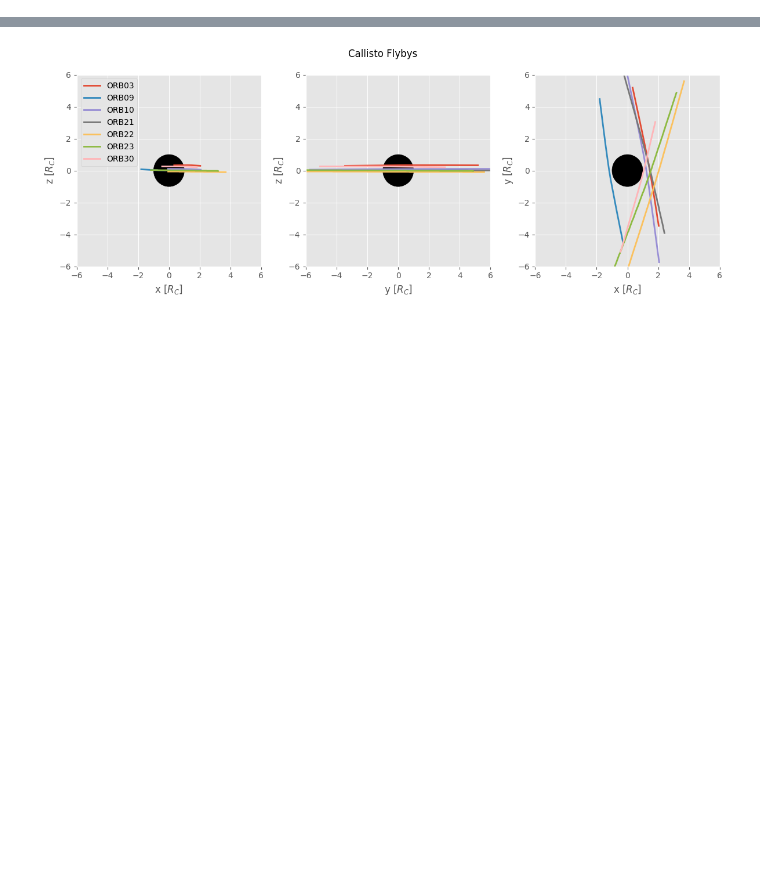
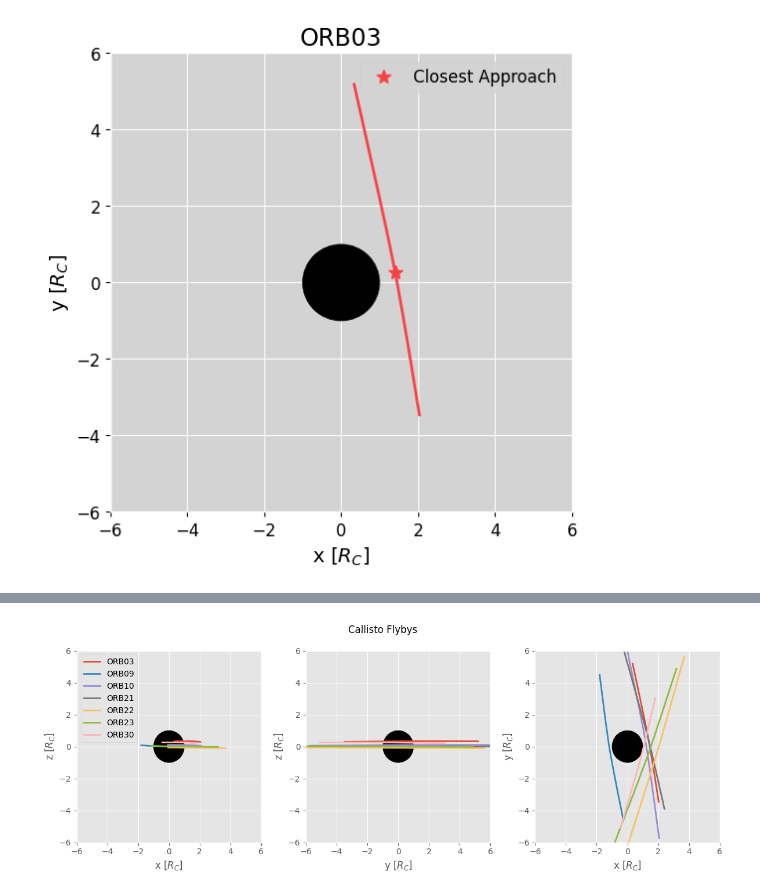
Before and after one commit to vera-br/Callisto, a Jupyter notebook: Galileo-analysis.ipynb, the cells around one changed output, grey strips where cells are left out. Drawn from its saved outputs; the diff is of its cells as text; code cells hidden in the pictures; blank space fills up the shorter version.

```diff
--- a/Galileo-analysis.ipynb
+++ b/Galileo-analysis.ipynb
@@ -82,6 +82,7 @@ def cartesian_to_spherical(x, y, z):
     phi = np.arccos(z/r)
     return r, theta, phi
 
+
 # Define a function to convert from Spherical to Cartesian coords
 
 def spherical_to_cartesian(r, theta, phi):
@@ -89,6 +90,18 @@ def spherical_to_cartesian(r, theta, phi):
     y = r * np.sin(phi) * np.cos(theta)
     z = r * np.cos(phi)
     return x, y, z
+
+
+# Defining a function to find index of min. altitude above Callisto
+# uses index to find the closest approach coordinates
+def CA_coords(r, theta, phi):
+    min_index = np.argmin(r)
+    return (r[min_index], theta[min_index], phi[min_index])
+
+def ClosestApp(r, theta, phi, unix_timestamp):
+    R_Cal = 2410.3 # Calisto radius in km
+    min_index = np.argmin(r)
+    return unix_timestamp[min_index], r[min_index], (r[min_index]-1)*R_Cal, theta[min_index], phi[min_index], spherical_to_cartesian(r[min_index], theta[min_index], phi[min_index])
 # %%
 # WIP - creating a plot style
 
@@ -219,0 +213,29 @@ plt.show()
+# %%
+# Plot Galileo Trajectory
+
+# Define the common x and y limits for all subplots
+common_xlim = (-6, 6)
+common_ylim = (-6, 6)
+
+fig, ax = plt.subplots(figsize=(6, 6))
+ax = add_callisto_circle(ax)
+
+# Apply the common limits
+ax.set_xlim(common_xlim)
+ax.set_ylim(common_ylim)
+
+# Plot the data
+orbit = ax.plot(x_03, y_03)
+
+x, y, z = spherical_to_cartesian(CA_coords_03[0], CA_coords_03[1], CA_coords_03[2])
+ax.plot(x, y, marker='*', markersize=10, linestyle='none', color=orbit[0].get_color(), label="Closest Approach")
+
+# Set the labels
+ax.set_xlabel('x [$R_C$]')
+ax.set_ylabel('y [$R_C$]')
+
+plt.title(label_03)
+plt.legend()
+plt.show()
+# %% [output]
+[figure, added]
```
Also changed, not shown: parts of 13 cells of this notebook.
